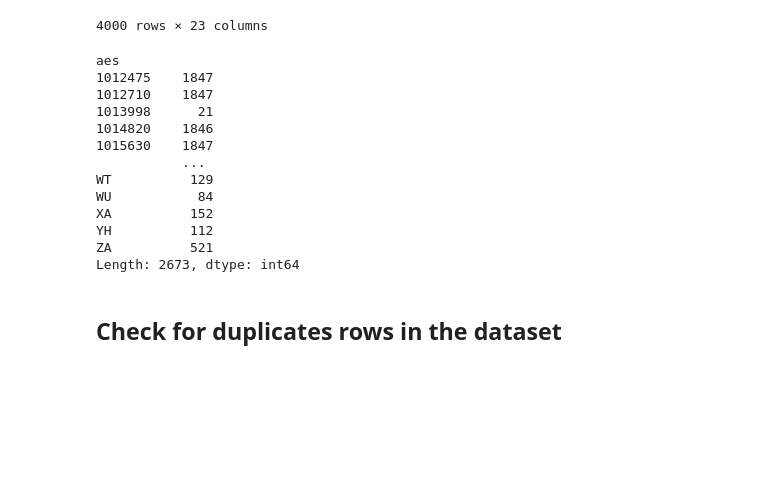
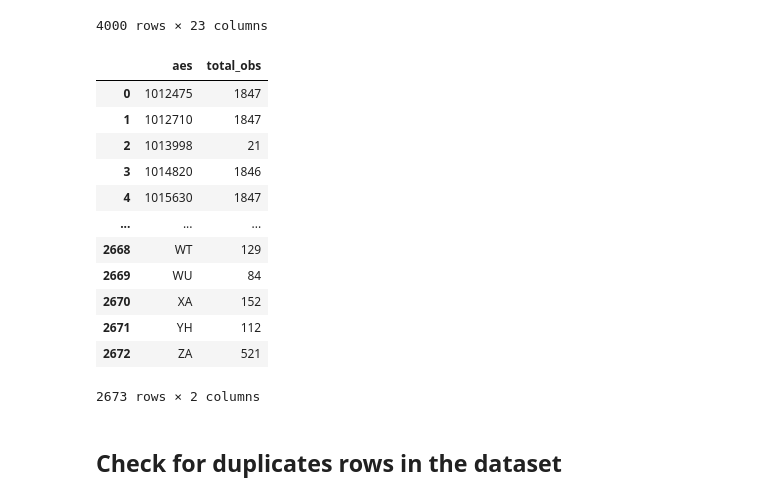
Before and after one commit to Mussab157/Wildfire-Prediction-Classification, a Jupyter notebook: notebooks/01_eda.ipynb, the cells around one changed output. Saved outputs shown, nothing was run; the diff lists cells and outputs as text; code cells hidden in the pictures; blank space fills up the shorter version.

```diff
--- a/notebooks/01_eda.ipynb
+++ b/notebooks/01_eda.ipynb
@@ -201,21 +201,23 @@ dataset.sort_values(by=['aes']).head(4000)
 | 2369150 | 1014820 | 71774 | 2023-10-12 12:00:00 | 13.1 | 10.1 | 82.0 | 7.1 | NaN | 106 | 1017.3 | ... | ... |
 4000 rows × 23 columns
 # %%
-dataset.groupby('aes').size()
+df_total_obs_aes=dataset.groupby('aes', as_index=False).size()
+df_total_obs_aes.rename(columns={'size':'total_obs'}, inplace=True)
+df_total_obs_aes
 # %% [output]
+|  | aes | total_obs |
+| 0 | 1012475 | 1847 |
+| 1 | 1012710 | 1847 |
+| 2 | 1013998 | 21 |
+| 3 | 1014820 | 1846 |
+| 4 | 1015630 | 1847 |
+| ... | ... | ... |
+| 2668 | WT | 129 |
+| 2669 | WU | 84 |
+| 2670 | XA | 152 |
+| 2671 | YH | 112 |
+| 2672 | ZA | 521 |
-aes
-1012475    1847
-1012710    1847
-1013998      21
-1014820    1846
-1015630    1847
-           ...
-WT          129
-WU           84
-XA          152
-YH          112
-ZA          521
-Length: 2673, dtype: int64
+2673 rows × 2 columns
 # %% [markdown]
 ## **Check for duplicates rows in the dataset**
 # %% [markdown]
```
Also changed, not shown: parts of 12 cells of this notebook.
